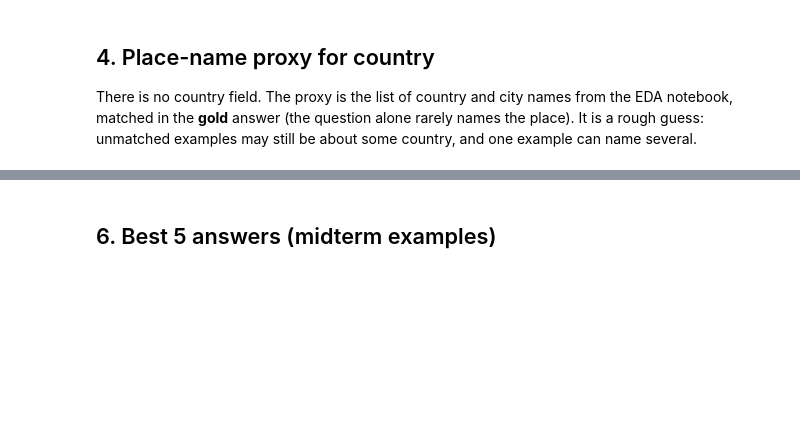
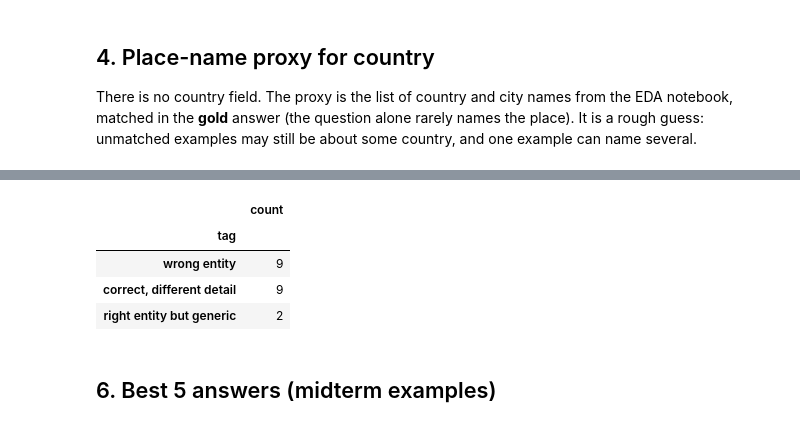
Before and after one commit to mohinska/mmculture-qa, a Jupyter notebook: t2_text/notebooks/02_error_analysis.ipynb, the cells around one changed output, grey strips where cells are left out. Cells and saved outputs as stored; diff of their text form; code cells hidden in the pictures; blank space fills up the shorter version.

```diff
--- a/t2_text/notebooks/02_error_analysis.ipynb
+++ b/t2_text/notebooks/02_error_analysis.ipynb
@@ -145,11 +256,38 @@ print("}")
 # %%
-VOCAB = ["wrong entity", "right entity but generic", "too long", "refusal", "other"]
-TAGS = {}  # {id: tag}, paste the template from the cell above
+VOCAB = ["wrong entity", "right entity but generic", "correct, different detail", "too long", "refusal", "other"]
+TAGS = {
+    "4ac4052a1045c0d225ebab854de1795edc65e3d4f4cdffcd67a65d33750e412e": "wrong entity",  # 0 gold: robotic jockeys, pred: no technology
+    "f32dfa085da00d97ac6381cfeb5ff9d9983890de4e44088649a6d2a5c145405e": "wrong entity",  # 1 Saudi National Day vs Vision 2030 event
+    "24c1c53333a8edecd4b53dc55cfab7ee5e0db55e6b9795488cda4cb45cf7da42": "wrong entity",  # 2 Adenium (Socotra) vs baobab (Africa)
+    "66fdb9c7e3247496afa8fc483905dff28cb0402facc0796ed9aaea0f3ebd73ab": "correct, different detail",  # 3 soccer = football, jersey details
+    "2dd27f5633632d45a6f9a2200fac25d6055213cf1f7c31c08951d3ae4d7ce824": "wrong entity",  # 4 Kush/Sudan vs Egypt
+    "be09ee278bf4f3bc4705df828990b3aa9eb4261a65f118159e746047eef0a653": "wrong entity",  # 5 cargo ship vs passenger ferry
+    "1edd597d03ec8551f190a91df351db26d5953d60fa3c56993232fdcb121b76cd": "right entity but generic",  # 6 misses whitewashed buildings, minaret
+    "fc4c228c490075adcb279b07f6df9e3d68abc82c42baf504c9e7e8ff1342e672": "wrong entity",  # 7 Kuwait Towers vs Dubai Frame
+    "4ff3a5e83a4d06772b2529454f593ec7ab7aa39c7f65a35adc0de9c8f58cbbd5": "right entity but generic",  # 8 Petra right, misses UNESCO / trade hub
+    "802f68669922c70ad0b8952a7fceeea2a1e4cecadd3d741c831706a95818b7cf": "correct, different detail",  # 9 mosque features right, adds guess "India"
+    "db9f1d52fd63e9fbe450da99722fe086b98fd2f346d0dc449a3234a73522b76c": "correct, different detail",  # 10 currency exchange = banknote exchange
+    "aee683e79a0bdbf31d30eb0e9b80ad2ef18efb8af63724b07777e4adc9a02e59": "wrong entity",  # 11 Zamzam vs tap water
+    "b05305ca50056da033eed7a9c642f8f80ee641b7661ea4f4ef84466ef8883fe1": "correct, different detail",  # 12 craftsmanship, adds metalwork / blades
+    "0cc134de30262363131c0de5b2b3def1d21f5c2550e2f04d03817cf5983c9069": "correct, different detail",  # 13 activities right, adds guess "Marrakech"
+    "3994a3d0dabf42f933e912a510137a8939190366989886eae532a838bdb66f05": "correct, different detail",  # 14 activities right, adds guess "Wadi Rum"
+    "f4222e89572b579b35294ad75fff196bf0b9099a3b1e190e9f48c994ba38230c": "correct, different detail",  # 15 clay oven vs tandoor (a clay oven)
+    "0158168f5a9be42112110d5ae47df2727c72c8689bfbfecffd829afc85d4a93d": "wrong entity",  # 16 horse riding vs camel racing
+    "3d36047fc97d5b7b90ea8bcfb7fe128e2d5ca438e5ae55078df9db46c51b6285": "correct, different detail",  # 17 features right, adds guess Mesopotamian / Persian
+    "26071129e133db2c20c7db173737ca35edbe8e6ece7033044a6e9109bcdfeb3a": "wrong entity",  # 18 setting: rural community vs Iran / Afghanistan
+    "e2e4c2d94e36ef3f0d54a6ba6b4931341703ddd2d8f421b8cdd96c18e53a1ebe": "correct, different detail",  # 19 stone houses right, different features
+}
 
 bad = {i: t for i, t in TAGS.items() if t not in VOCAB}
 assert not bad, f"unknown tags (use one of {VOCAB}): {bad}"
 worst["tag"] = worst["id"].map(TAGS).fillna("untagged")
 display(worst["tag"].value_counts().to_frame("count"))
+# %% [output]
+|  | count |
+| tag |  |
+| wrong entity | 9 |
+| correct, different detail | 9 |
+| right entity but generic | 2 |
 # %% [markdown]
 ## 6. Best 5 answers (midterm examples)
 # %%
```
Also changed, not shown: parts of 15 cells of this notebook, 9 other files.
